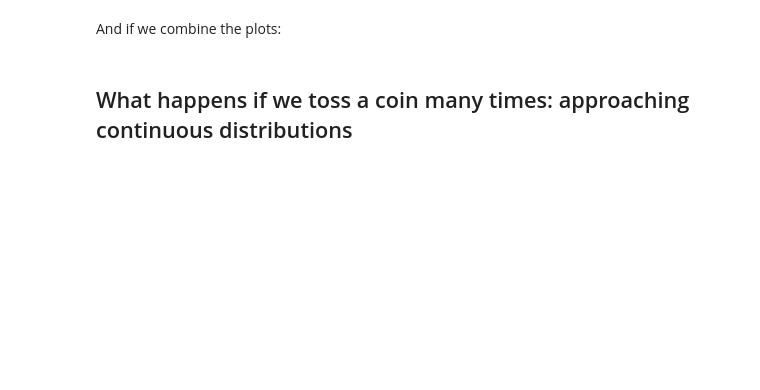
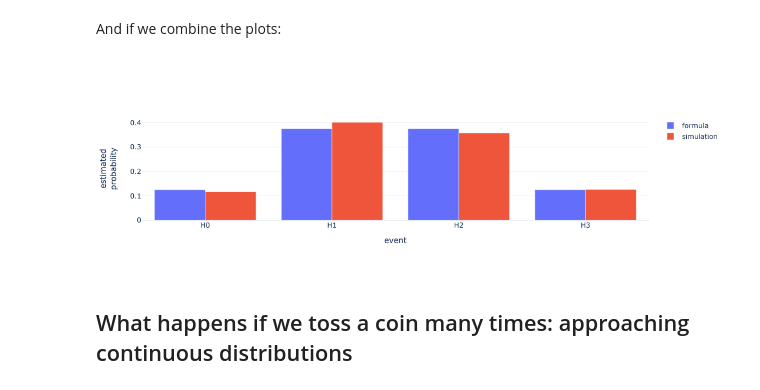
Before and after one commit to uio-bmi/stats_for_cs, a Jupyter notebook: Week_2_ProbabilityIntro/ProbabilityIntro.ipynb, the cells around one changed output. Drawn from its saved outputs; the diff is of its cells as text; code cells hidden in the pictures; blank space fills up the shorter version.

```diff
--- a/Week_2_ProbabilityIntro/ProbabilityIntro.ipynb
+++ b/Week_2_ProbabilityIntro/ProbabilityIntro.ipynb
@@ -181,21 +271,15 @@ plot_event_probabilities(event_probabilities_from_formula)
 # %% [markdown]
 And if we combine the plots:
 # %%
-import plotly.graph_objects as go
-
-def plot_probability_comparison(event_probabilities_simulation, event_probabilities_formula):
-    fig = go.Figure(data=[
-        go.Bar(name='formula', x=list(event_probabilities_formula.keys()), y=list(event_probabilities_formula.values())),
-        go.Bar(name='simulation', x=list(event_probabilities_simulation.keys()), y=list(event_probabilities_simulation.values()))])
-    fig.update_layout(barmode='group')
-
-    fig.show()
+from util import plot_probability_comparison
 
 p_head, n, num_experiments = 0.5, 3, 1000
 event_probabilities_sim = simulate_event_probabilities(p_head, n, num_experiments)
 event_probabilities_formula = compute_event_probabilities_from_formula(p_head, n)
 
 plot_probability_comparison(event_probabilities_sim, event_probabilities_formula)
+# %% [output]
+[figure, added]
 # %% [markdown]
 ## What happens if we toss a coin many times: approaching continuous distributions
 # %%
```
Also changed, not shown: parts of 26 cells of this notebook, 1 other file.
